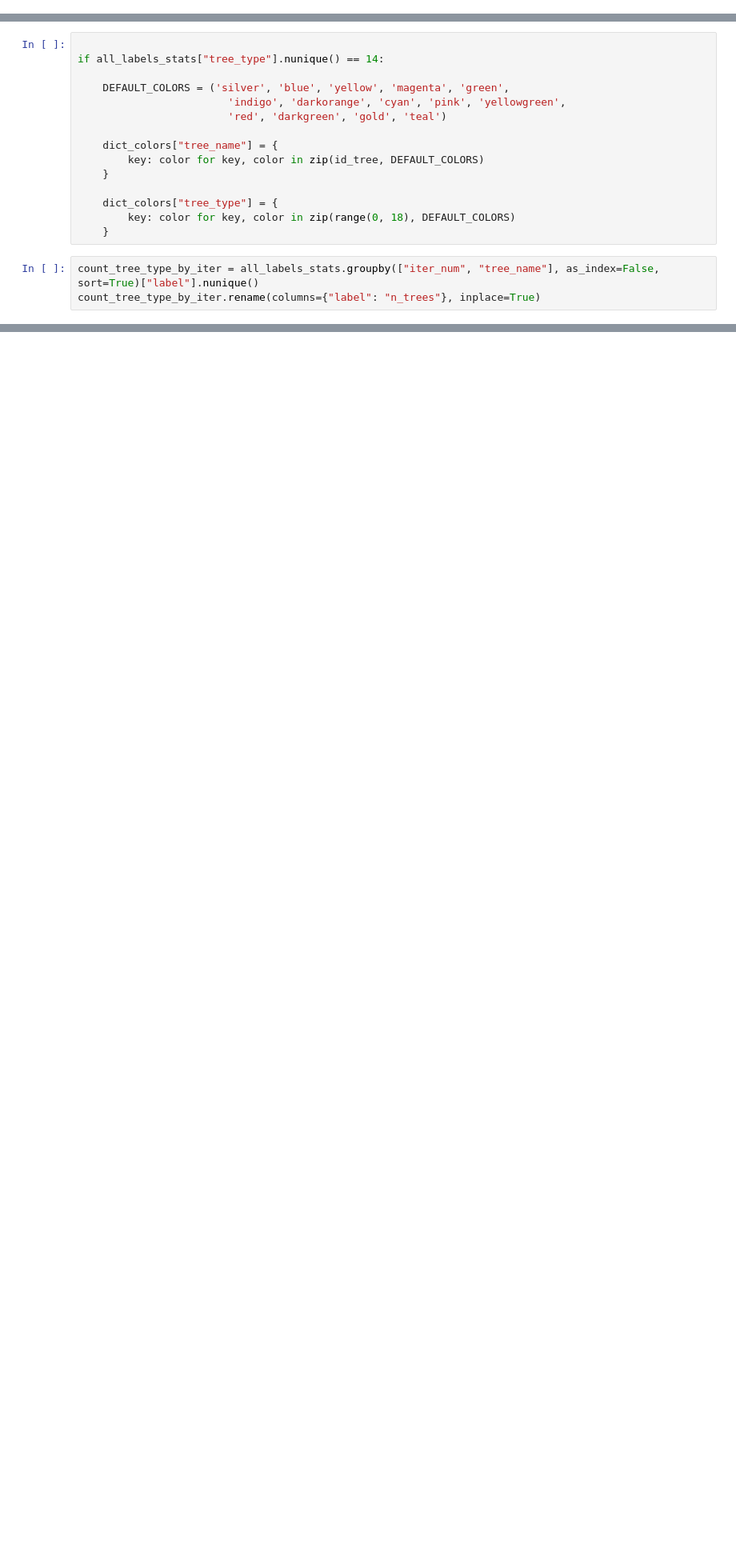
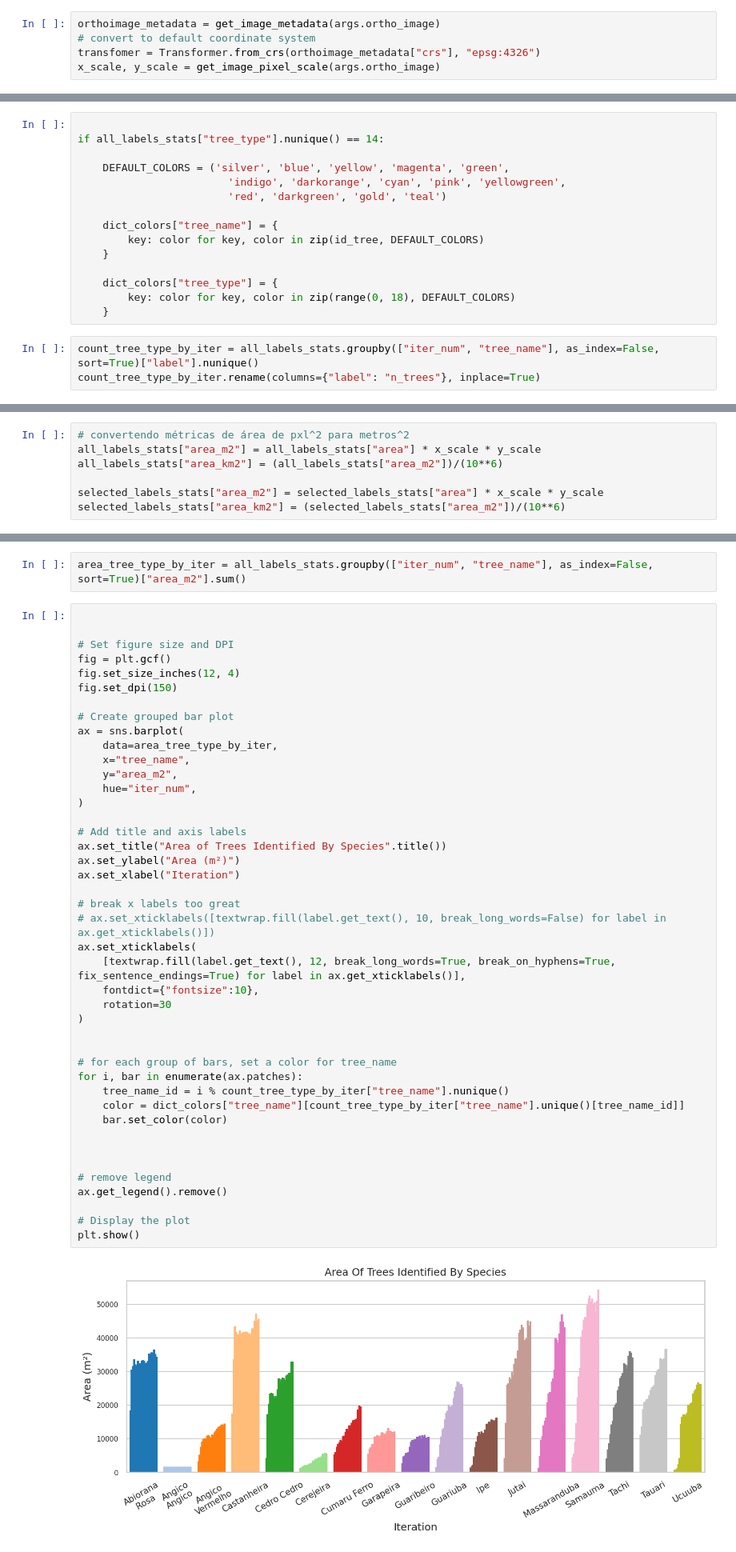
Before and after one commit to Green-AI-Lab-GAIA/multi-task-fcn, a Jupyter notebook: exploration_notebooks/grafico_barras_agrupado.ipynb, the cells around one changed output, grey strips where cells are left out. Shown at 80% size. Saved outputs shown, nothing was run; the diff lists cells and outputs as text; blank space fills up the shorter version.

```diff
--- a/exploration_notebooks/grafico_barras_agrupado.ipynb
+++ b/exploration_notebooks/grafico_barras_agrupado.ipynb
@@ -87,6 +91,11 @@ DATA_PATH = join(dirname(os.getcwd()), VERSION_FOLDER)
 
 # load args from the version
 args = load_args(join(DATA_PATH, "args.yaml"))
+# %%
+orthoimage_metadata = get_image_metadata(args.ortho_image)
+# convert to default coordinate system
+transfomer = Transformer.from_crs(orthoimage_metadata["crs"], "epsg:4326")
+x_scale, y_scale = get_image_pixel_scale(args.ortho_image)
 # %%
 def get_iter_stats(iter_folder, labels_file="all_labels_set.tif"):
 
@@ -372,0 +430,7 @@ plt.show()
+# %%
+# convertendo métricas de área de pxl^2 para metros^2
+all_labels_stats["area_m2"] = all_labels_stats["area"] * x_scale * y_scale
+all_labels_stats["area_km2"] = (all_labels_stats["area_m2"])/(10**6)
+
+selected_labels_stats["area_m2"] = selected_labels_stats["area"] * x_scale * y_scale
+selected_labels_stats["area_km2"] = (selected_labels_stats["area_m2"])/(10**6)
@@ -372,0 +446,47 @@ plt.show()
+# %%
+area_tree_type_by_iter = all_labels_stats.groupby(["iter_num", "tree_name"], as_index=False, sort=True)["area_m2"].sum()
+# %%
+
+
+# Set figure size and DPI
+fig = plt.gcf()
+fig.set_size_inches(12, 4)
+fig.set_dpi(150)
+
+# Create grouped bar plot
+ax = sns.barplot(
+    data=area_tree_type_by_iter,
+    x="tree_name",
+    y="area_m2",
+    hue="iter_num",
+)
+
+# Add title and axis labels
+ax.set_title("Area of Trees Identified By Species".title())
+ax.set_ylabel("Area (m²)")
+ax.set_xlabel("Iteration")
+
+# break x labels too great
+# ax.set_xticklabels([textwrap.fill(label.get_text(), 10, break_long_words=False) for label in ax.get_xticklabels()])
+ax.set_xticklabels(
+    [textwrap.fill(label.get_text(), 12, break_long_words=True, break_on_hyphens=True, fix_sentence_endings=True) for label in ax.get_xticklabels()],
+    fontdict={"fontsize":10},
+    rotation=30
+)
+
+
+# for each group of bars, set a color for tree_name
+for i, bar in enumerate(ax.patches):
+    tree_name_id = i % count_tree_type_by_iter["tree_name"].nunique()
+    color = dict_colors["tree_name"][count_tree_type_by_iter["tree_name"].unique()[tree_name_id]]
+    bar.set_color(color)
+
+
+
+# remove legend
+ax.get_legend().remove()
+
+# Display the plot
+plt.show()
+# %% [output]
+[figure, added]
```
Also changed, not shown: parts of 13 cells of this notebook, 28 other files.
